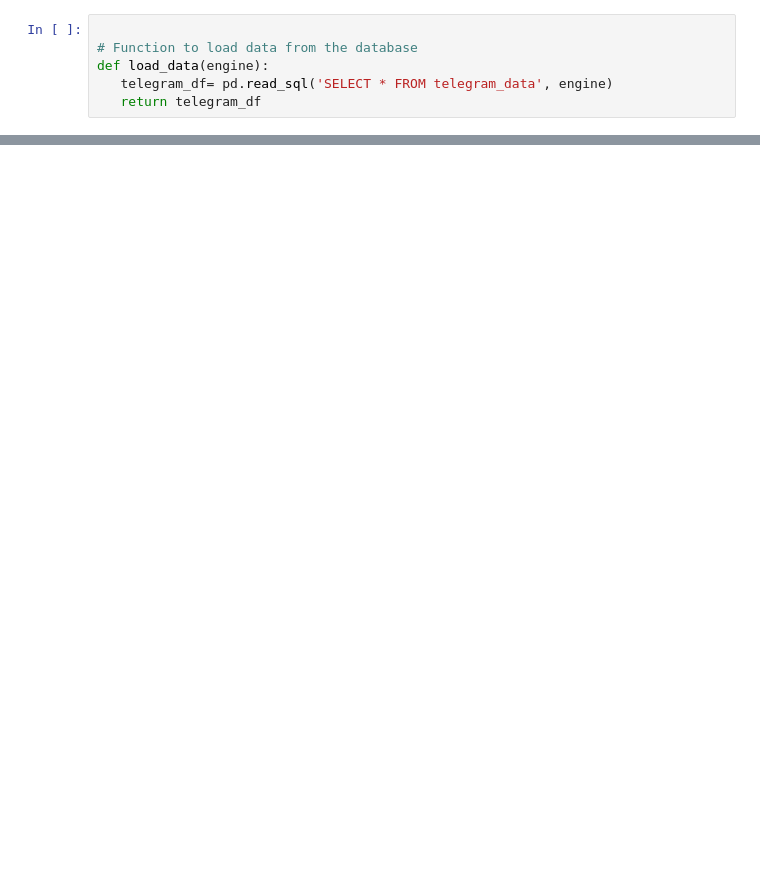
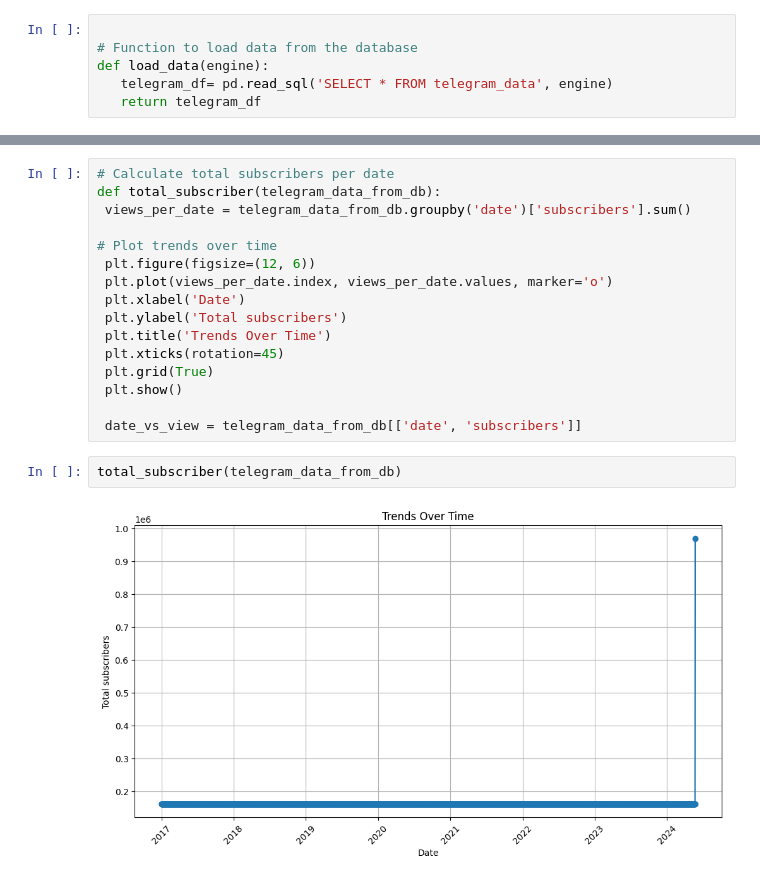
Before and after one commit to abigiyaayele/tech-savvy-bank, a Jupyter notebook: notebooks/telegram.ipynb, the cells around one changed output, grey strips where cells are left out. Cells and saved outputs as stored; diff of their text form; blank space fills up the shorter version.

```diff
--- a/notebooks/telegram.ipynb
+++ b/notebooks/telegram.ipynb
@@ -43,0 +167,20 @@ print(telegram_data_from_db.head())
+# %%
+# Calculate total subscribers per date
+def total_subscriber(telegram_data_from_db):
+ views_per_date = telegram_data_from_db.groupby('date')['subscribers'].sum()
+
+# Plot trends over time
+ plt.figure(figsize=(12, 6))
+ plt.plot(views_per_date.index, views_per_date.values, marker='o')
+ plt.xlabel('Date')
+ plt.ylabel('Total subscribers')
+ plt.title('Trends Over Time')
+ plt.xticks(rotation=45)
+ plt.grid(True)
+ plt.show()
+
+ date_vs_view = telegram_data_from_db[['date', 'subscribers']]
+# %%
+total_subscriber(telegram_data_from_db)
+# %% [output]
+[figure, added]
```
Also changed, not shown: parts of 19 cells of this notebook.
